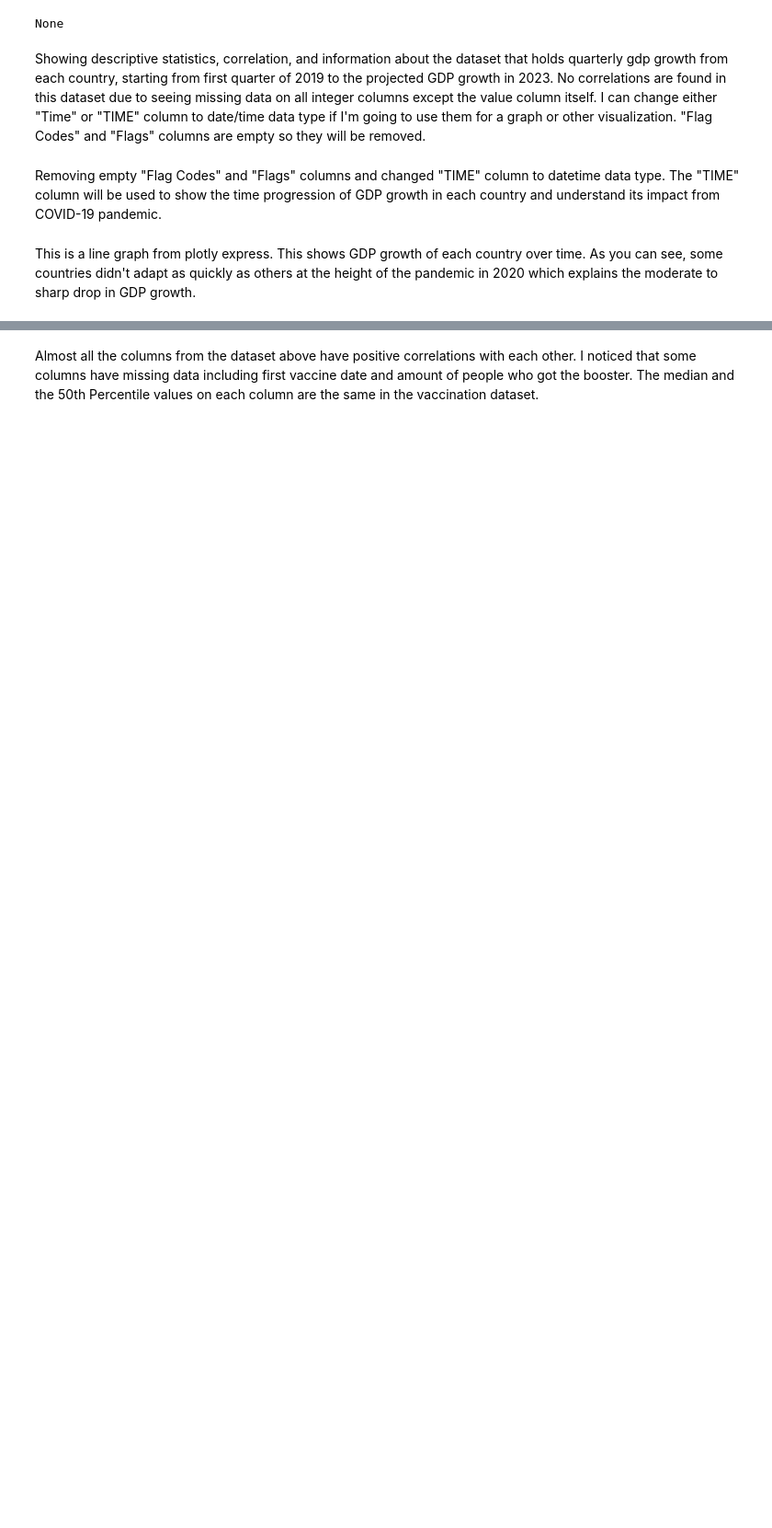
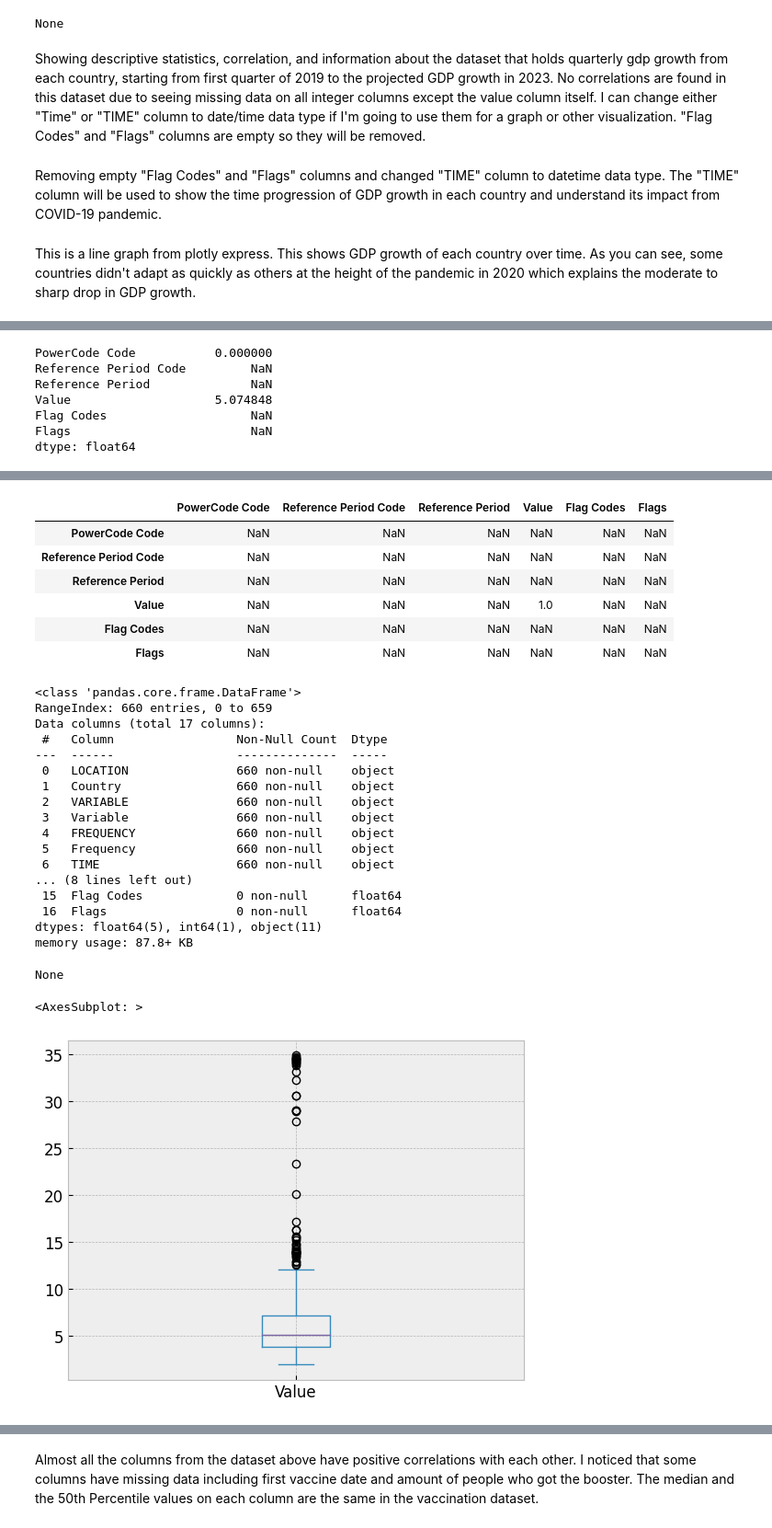
Before and after one commit to IT4063C-Fall22/final-project-zhukv98, a Jupyter notebook: source.ipynb, the cells around one changed output, grey strips where cells are left out. Shown: that part at 92% size. Cells and saved outputs as stored; diff of their text form; code cells hidden in the pictures; blank space fills up the shorter version.

```diff
--- a/source.ipynb
+++ b/source.ipynb
@@ -276,3 +273,10 @@ Removing empty "Flag Codes" and "Flags" columns and changed "TIME" column to dat
 px.line(gdp_growth_df, x='TIME', y='Value', color='Country', labels={'Value':'GDP Growth (%)'}, title='GDP Growth Progression')
 # %% [markdown]
 This is a line graph from plotly express. This shows GDP growth of each country over time. As you can see, some countries didn't adapt as quickly as others at the height of the pandemic in 2020 which explains the moderate to sharp drop in GDP growth.
+# %%
+display(unemployment_df.describe())
+display(unemployment_df.median())
+display(unemployment_df.corr())
+display(unemployment_df.info())
+unemployment_df['Value'].plot(kind='box')
+# %% [output]
@@ -278,0 +293,7 @@ This is a line graph from plotly express. This shows GDP growth of each country
+PowerCode Code           0.000000
+Reference Period Code         NaN
+Reference Period              NaN
+Value                    5.074848
+Flag Codes                    NaN
+Flags                         NaN
+dtype: float64
@@ -278,0 +301,27 @@ This is a line graph from plotly express. This shows GDP growth of each country
+|  | PowerCode Code | Reference Period Code | Reference Period | Value | Flag Codes | Flags |
+| PowerCode Code | NaN | NaN | NaN | NaN | NaN | NaN |
+| Reference Period Code | NaN | NaN | NaN | NaN | NaN | NaN |
+| Reference Period | NaN | NaN | NaN | NaN | NaN | NaN |
+| Value | NaN | NaN | NaN | 1.0 | NaN | NaN |
+| Flag Codes | NaN | NaN | NaN | NaN | NaN | NaN |
+| Flags | NaN | NaN | NaN | NaN | NaN | NaN |
+<class 'pandas.core.frame.DataFrame'>
+RangeIndex: 660 entries, 0 to 659
+Data columns (total 17 columns):
+ #   Column                 Non-Null Count  Dtype
+---  ------                 --------------  -----
+ 0   LOCATION               660 non-null    object
+ 1   Country                660 non-null    object
+ 2   VARIABLE               660 non-null    object
+ 3   Variable               660 non-null    object
+ 4   FREQUENCY              660 non-null    object
+ 5   Frequency              660 non-null    object
+ 6   TIME                   660 non-null    object
+... (8 lines left out)
+ 15  Flag Codes             0 non-null      float64
+ 16  Flags                  0 non-null      float64
+dtypes: float64(5), int64(1), object(11)
+memory usage: 87.8+ KB
+None
+<AxesSubplot: >
+[figure, added]
```
Also changed, not shown: parts of 9 cells of this notebook.
